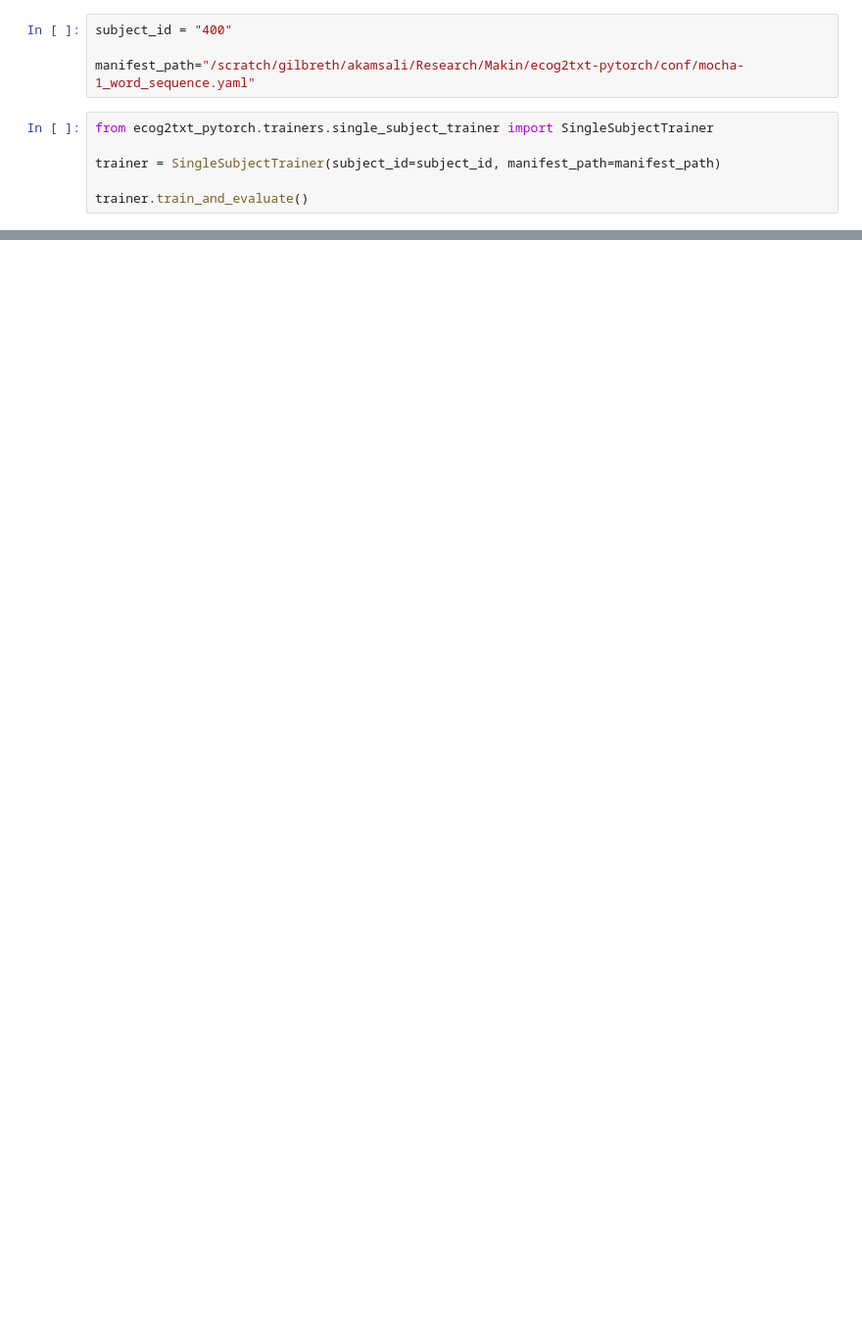
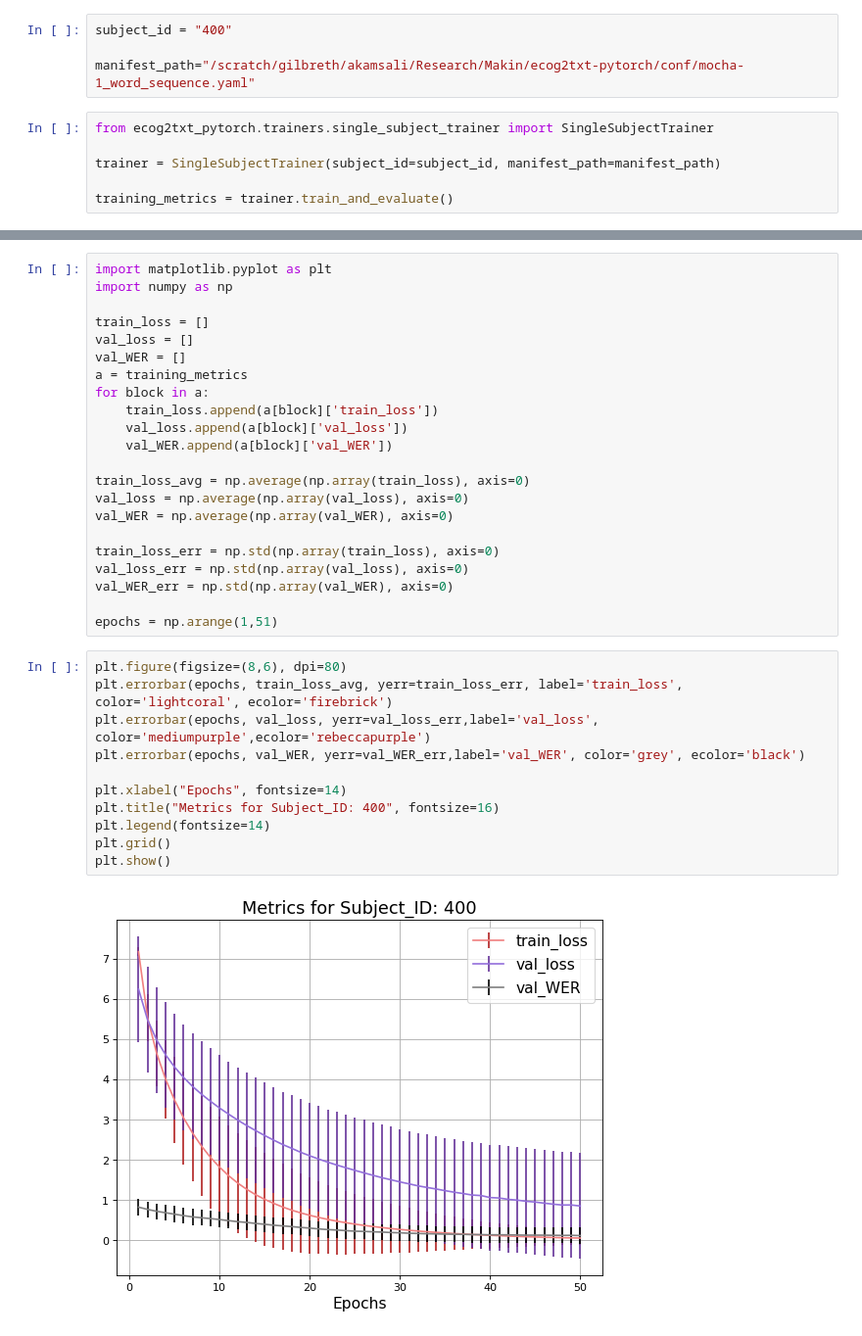
Before and after one commit to akamsali/ecog2txt-pytorch, a Jupyter notebook: notebooks/test_pytorch_transformer.ipynb, the cells around one changed output, grey strips where cells are left out. Shown at 98% size. Drawn from its saved outputs; the diff is of its cells as text; blank space fills up the shorter version.

Commit message:
Plots for Cross Validation

```diff
--- a/notebooks/test_pytorch_transformer.ipynb
+++ b/notebooks/test_pytorch_transformer.ipynb
@@ -7,7 +7,7 @@ from ecog2txt_pytorch.trainers.single_subject_trainer import SingleSubjectTraine
 
 trainer = SingleSubjectTrainer(subject_id=subject_id, manifest_path=manifest_path)
 
-trainer.train_and_evaluate()
+training_metrics = trainer.train_and_evaluate()
 # %% [output]
 Package conflict (probably because you are using TF2.x)...not loading tfmpl...
 Warning: package 'samplerate' not found; skipping
@@ -37,0 +36,35 @@ Running 1 of 19 splits
+# %%
+import matplotlib.pyplot as plt
+import numpy as np
+
+train_loss = []
+val_loss = []
+val_WER = []
+a = training_metrics
+for block in a:
+    train_loss.append(a[block]['train_loss'])
+    val_loss.append(a[block]['val_loss'])
+    val_WER.append(a[block]['val_WER'])
+
+train_loss_avg = np.average(np.array(train_loss), axis=0)
+val_loss = np.average(np.array(val_loss), axis=0)
+val_WER = np.average(np.array(val_WER), axis=0)
+
+train_loss_err = np.std(np.array(train_loss), axis=0)
+val_loss_err = np.std(np.array(val_loss), axis=0)
+val_WER_err = np.std(np.array(val_WER), axis=0)
+
+epochs = np.arange(1,51)
+# %%
+plt.figure(figsize=(8,6), dpi=80)
+plt.errorbar(epochs, train_loss_avg, yerr=train_loss_err, label='train_loss', color='lightcoral', ecolor='firebrick')
+plt.errorbar(epochs, val_loss, yerr=val_loss_err,label='val_loss', color='mediumpurple',ecolor='rebeccapurple')
+plt.errorbar(epochs, val_WER, yerr=val_WER_err,label='val_WER', color='grey', ecolor='black')
+
+plt.xlabel("Epochs", fontsize=14)
+plt.title("Metrics for Subject_ID: 400", fontsize=16)
+plt.legend(fontsize=14)
+plt.grid()
+plt.show()
+# %% [output]
+[figure, added]
```
Also changed, not shown: parts of 2 cells of this notebook, 2 other files.
